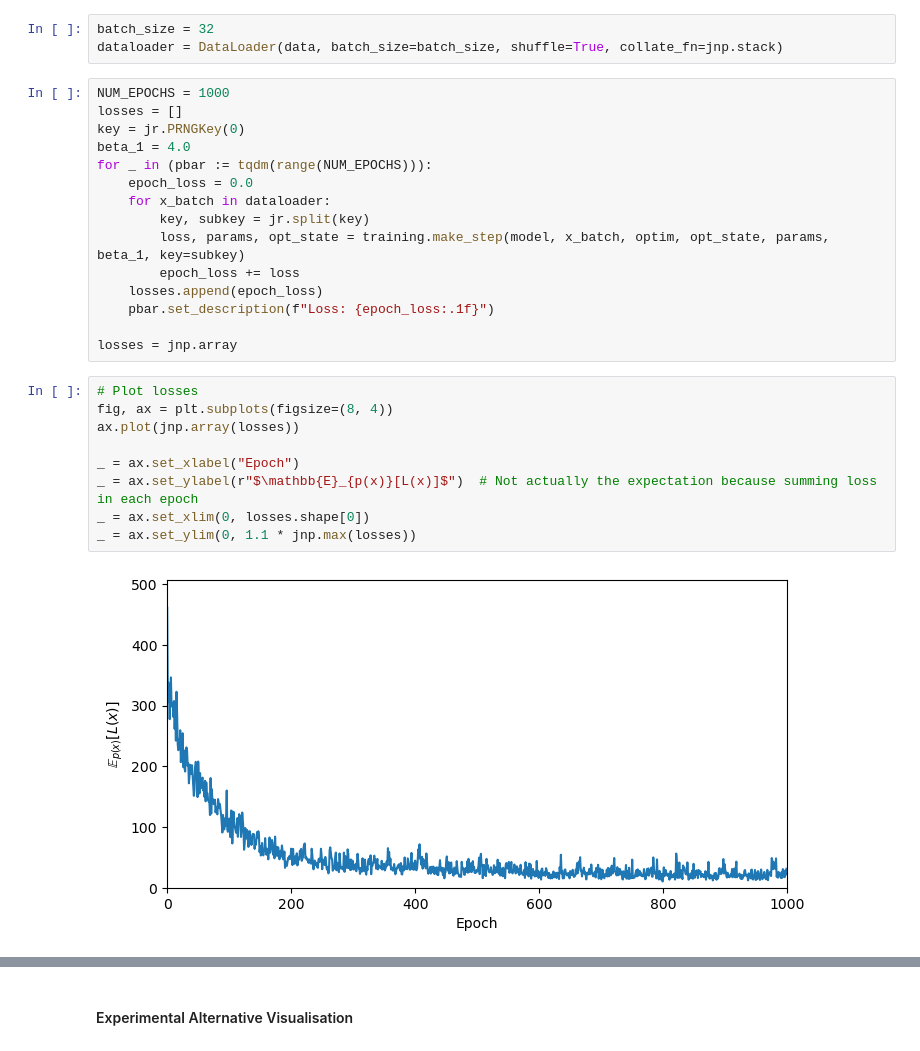
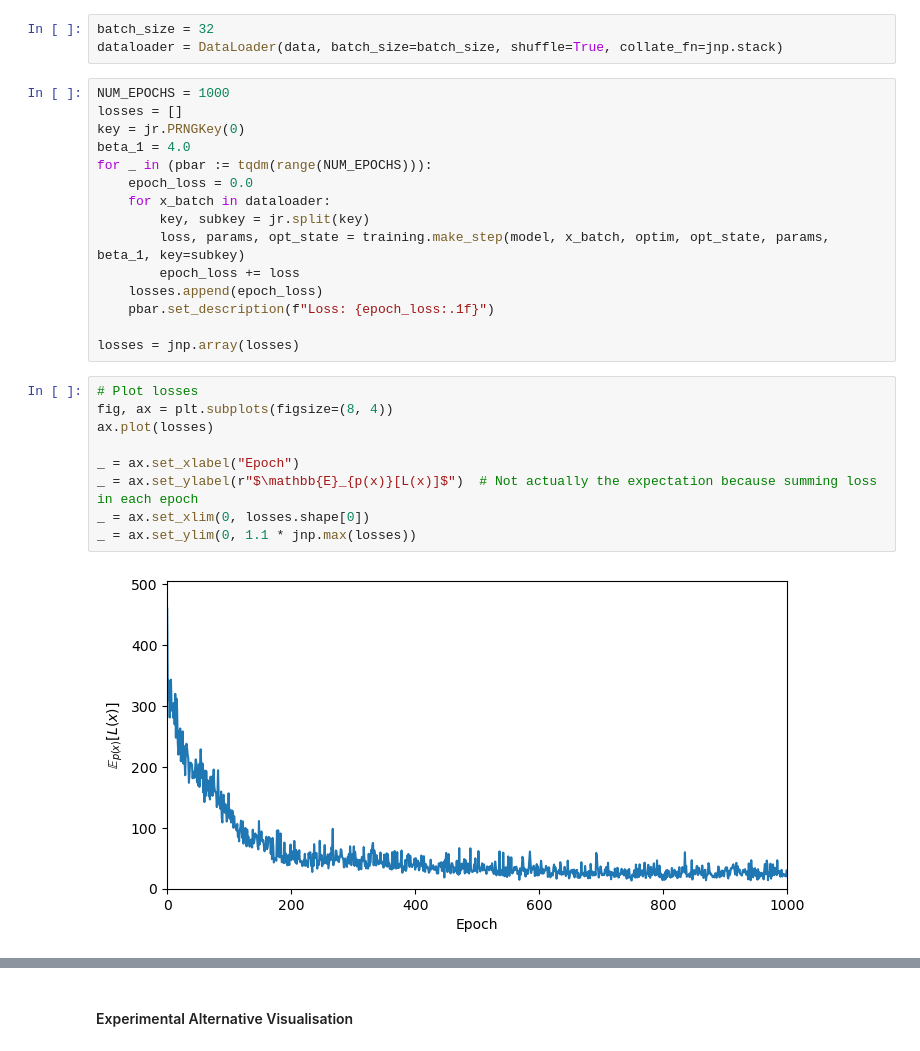
Before and after one commit to ElisR/BFN, a Jupyter notebook: examples/Discrete_BFN_Training.ipynb, the cells around one changed output, grey strips where cells are left out. Saved outputs shown, nothing was run; the diff lists cells and outputs as text.

```diff
--- a/examples/Discrete_BFN_Training.ipynb
+++ b/examples/Discrete_BFN_Training.ipynb
@@ -53,18 +55,18 @@ for _ in (pbar := tqdm(range(NUM_EPOCHS))):
     losses.append(epoch_loss)
     pbar.set_description(f"Loss: {epoch_loss:.1f}")
 
-losses = jnp.array
+losses = jnp.array(losses)
 # %%
 # Plot losses
 fig, ax = plt.subplots(figsize=(8, 4))
-ax.plot(jnp.array(losses))
+ax.plot(losses)
 
 _ = ax.set_xlabel("Epoch")
 _ = ax.set_ylabel(r"$\mathbb{E}_{p(x)}[L(x)]$")  # Not actually the expectation because summing loss in each epoch
 _ = ax.set_xlim(0, losses.shape[0])
 _ = ax.set_ylim(0, 1.1 * jnp.max(losses))
 # %% [output]
-[figure, old version]
+[figure, new version]
 # %%
 sample_key = jr.PRNGKey(19)
 steps = 1000
```
Also changed, not shown: parts of 3 cells of this notebook, 1 other file.
